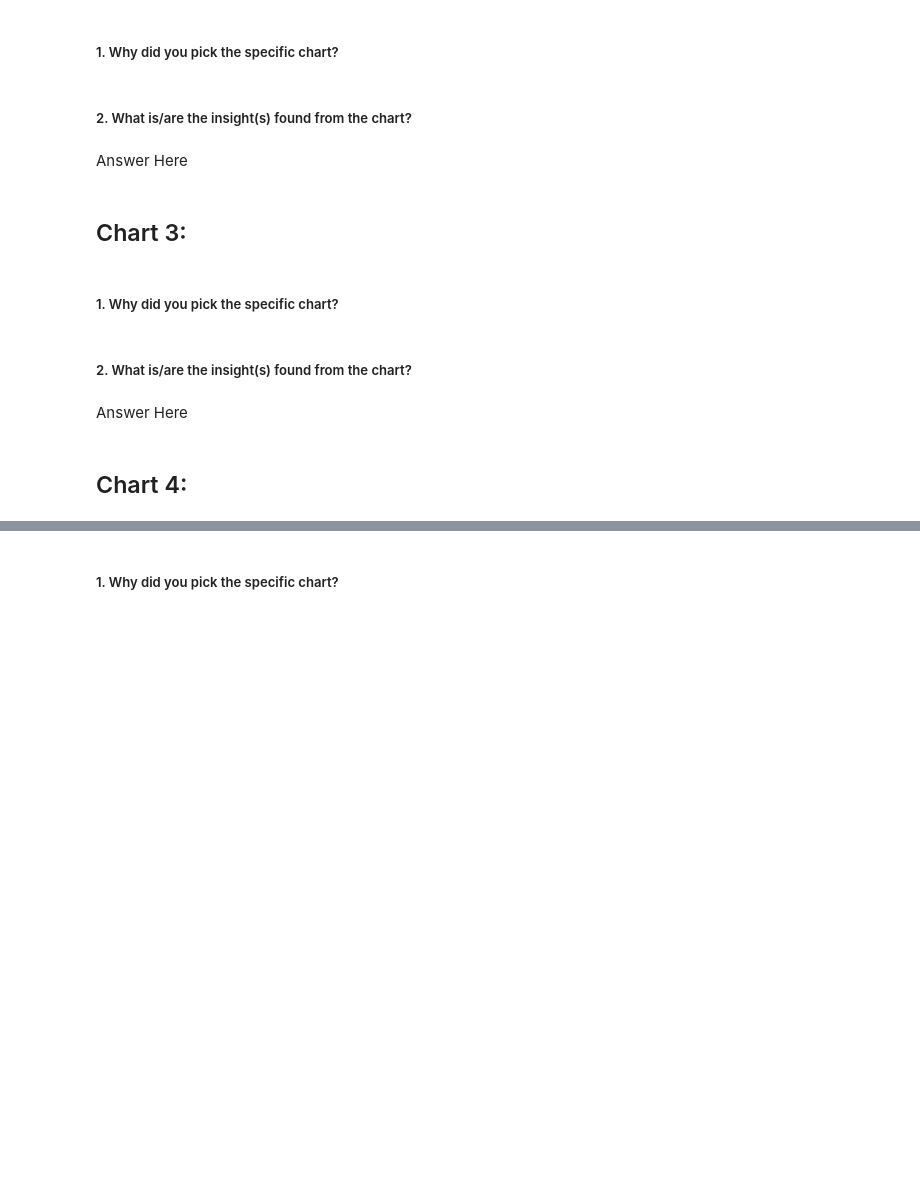
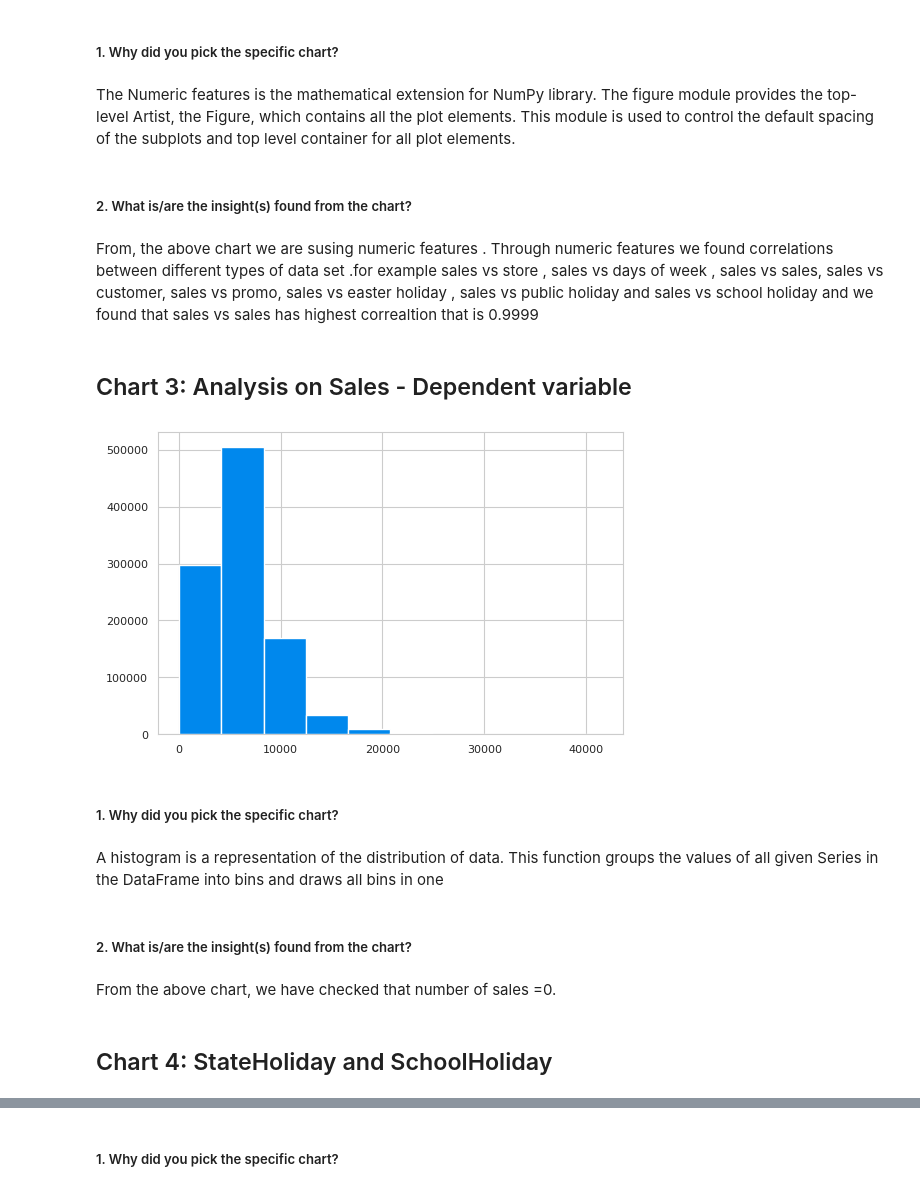
Before and after one commit to 88270gagan/AirBnb-Booking-Analysis, a Jupyter notebook: Retail_Sales_Prediction.ipynb, the cells around one changed output, grey strips where cells are left out. Cells and saved outputs as stored; diff of their text form; code cells hidden in the pictures; blank space fills up the shorter version.

```diff
--- a/Retail_Sales_Prediction.ipynb
+++ b/Retail_Sales_Prediction.ipynb
@@ -842,16 +930,25 @@ Answer Here
 # %% [markdown]
 ##### 1. Why did you pick the specific chart?
+# %% [markdown]
+ The Numeric features is the  mathematical extension for NumPy library. The figure module provides the top-level Artist, the Figure, which contains all the plot elements. This module is used to control the default spacing of the subplots and top level container for all plot elements.
 # %% [markdown]
 ##### 2. What is/are the insight(s) found from the chart?
-# %% [markdown]
-Answer Here
+# %% [markdown]
+From, the above chart we are susing numeric features . Through numeric features we found correlations between different types of data set .for example sales vs store , sales vs days of week , sales vs sales, sales vs customer, sales vs promo, sales vs easter holiday , sales vs public holiday and sales vs school holiday and we found that sales vs sales has highest correaltion that is 0.9999
 # %% [markdown]
-## Chart 3:
+## Chart 3: Analysis on Sales - Dependent variable
+# %%
+pd.Series(Merge['Sales']).hist()
+plt.show()
+# %% [output]
+[figure, added]
 # %% [markdown]
 ##### 1. Why did you pick the specific chart?
+# %% [markdown]
+A histogram is a representation of the distribution of data. This function groups the values of all given Series in the DataFrame into bins and draws all bins in one
 # %% [markdown]
 ##### 2. What is/are the insight(s) found from the chart?
-# %% [markdown]
-Answer Here
+# %% [markdown]
+From the above chart, we have checked that number of sales =0.
 # %% [markdown]
-## Chart 4:
+## Chart 4: StateHoliday and SchoolHoliday
```
Also changed, not shown: parts of 36 cells of this notebook.
